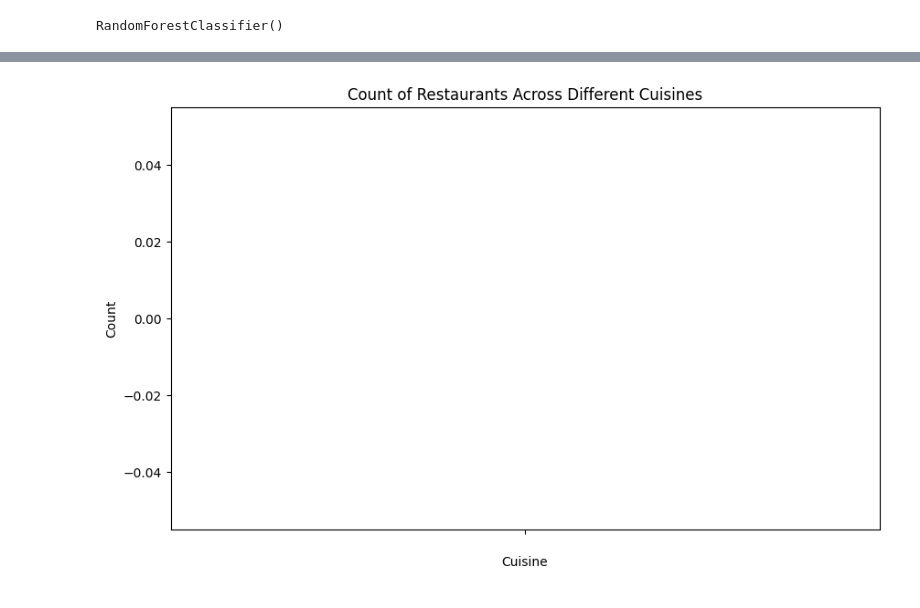
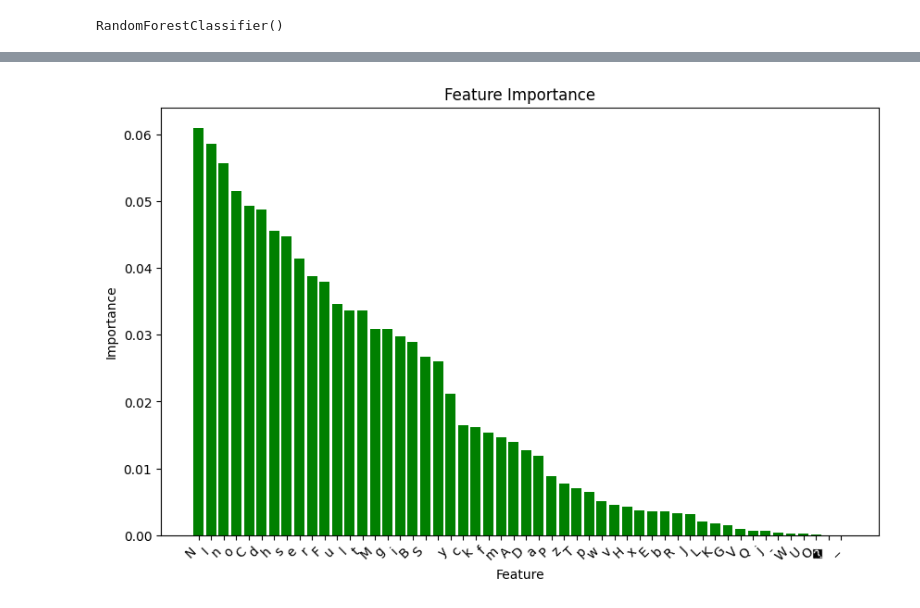
Before and after one commit to tanuushree/cuisine-classification, a Jupyter notebook: cusine_classification.ipynb, the cells around one changed output, grey strips where cells are left out. Saved outputs shown, nothing was run; the diff lists cells and outputs as text; code cells hidden in the pictures.

```diff
--- a/cusine_classification.ipynb
+++ b/cusine_classification.ipynb
@@ -227,10 +211,13 @@ if 'encoded_cuisine' in cuisine_performance.index:
+# %%
+feature_importance = pd.DataFrame({'Feature': X.columns, 'Importance': classifier.feature_importances_})
+feature_importance = feature_importance.sort_values(by='Importance', ascending=False)
 # %%
 plt.figure(figsize=(10, 6))
-plt.bar(cuisine_performance.index, cuisine_performance['count'], color='skyblue')
-plt.xlabel('Cuisine')
-plt.ylabel('Count')
-plt.title('Count of Restaurants Across Different Cuisines')
+plt.bar(feature_importance['Feature'], feature_importance['Importance'], color='green')
+plt.xlabel('Feature')
+plt.ylabel('Importance')
+plt.title('Feature Importance')
 plt.xticks(rotation=45, ha='right')
 plt.show()
 # %% [output]
-[figure, old version]
+[figure, new version]
```
Also changed, not shown: parts of 3 cells of this notebook.
